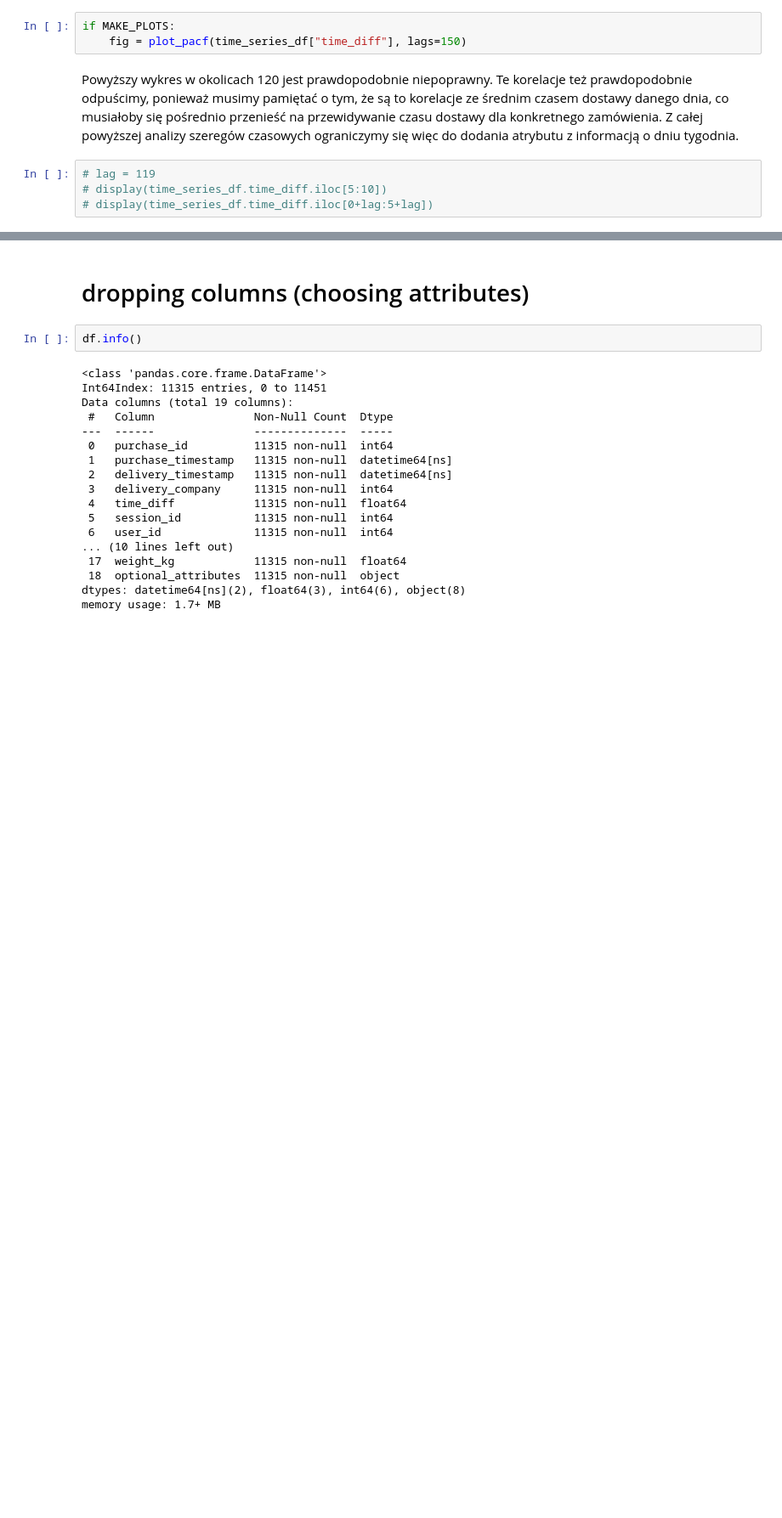
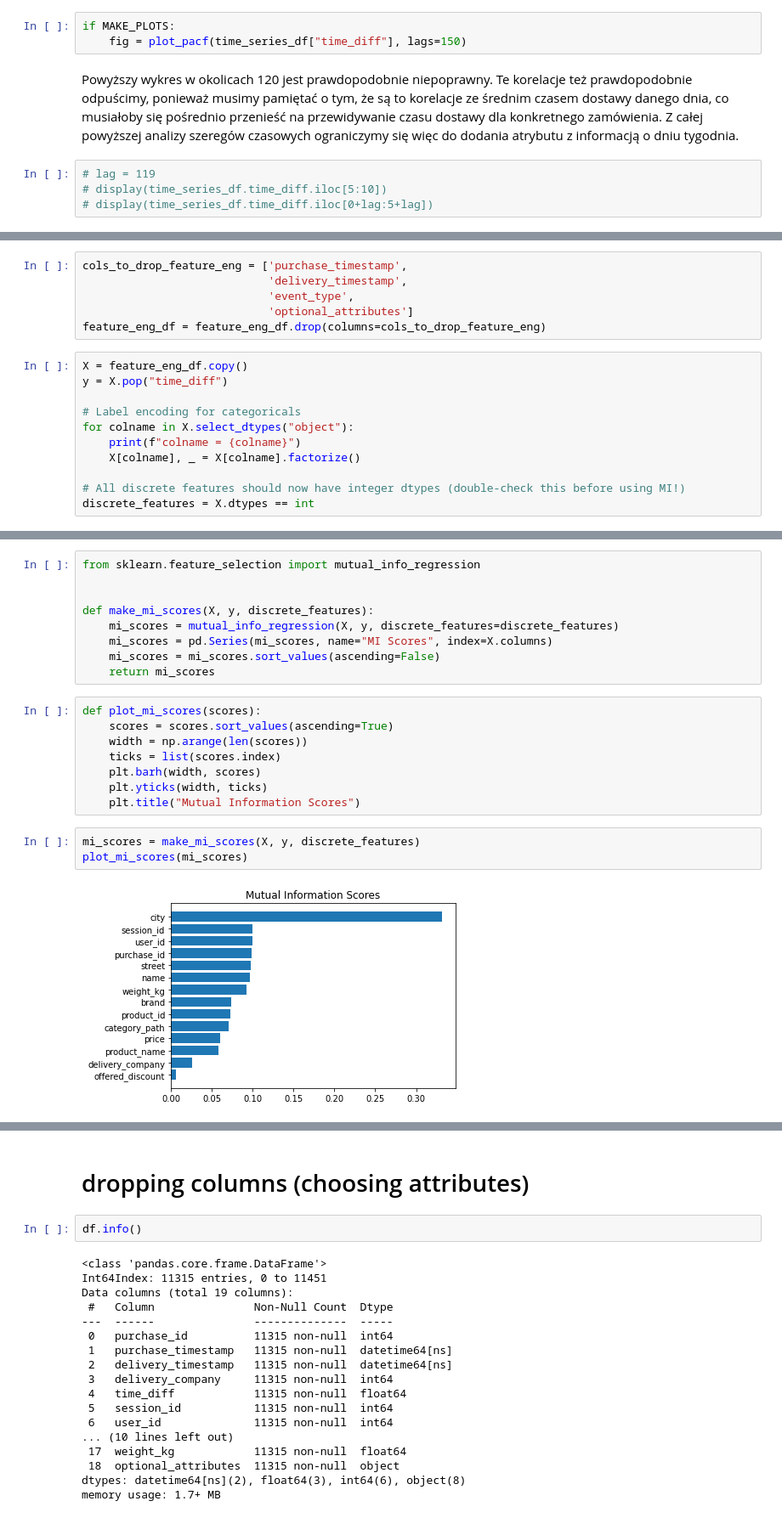
Before and after one commit to milosz-l/delivery-time, a Jupyter notebook: data_analysis.ipynb, the cells around one changed output, grey strips where cells are left out. Shown: that part at 85% size. Cells and saved outputs as stored; diff of their text form; blank space fills up the shorter version.

Commit message:
All discrete features should now have integer dtypes (double-check this...)

```diff
--- a/data_analysis.ipynb
+++ b/data_analysis.ipynb
@@ -550,0 +575,17 @@ Powyższy wykres w okolicach 120 jest prawdopodobnie niepoprawny. Te korelacje t
+# %%
+cols_to_drop_feature_eng = ['purchase_timestamp',
+                            'delivery_timestamp',
+                            'event_type',
+                            'optional_attributes']
+feature_eng_df = feature_eng_df.drop(columns=cols_to_drop_feature_eng)
+# %%
+X = feature_eng_df.copy()
+y = X.pop("time_diff")
+
+# Label encoding for categoricals
+for colname in X.select_dtypes("object"):
+    print(f"colname = {colname}")
+    X[colname], _ = X[colname].factorize()
+
+# All discrete features should now have integer dtypes (double-check this before using MI!)
+discrete_features = X.dtypes == int
@@ -550,0 +652,22 @@ Powyższy wykres w okolicach 120 jest prawdopodobnie niepoprawny. Te korelacje t
+# %%
+from sklearn.feature_selection import mutual_info_regression
+
+
+def make_mi_scores(X, y, discrete_features):
+    mi_scores = mutual_info_regression(X, y, discrete_features=discrete_features)
+    mi_scores = pd.Series(mi_scores, name="MI Scores", index=X.columns)
+    mi_scores = mi_scores.sort_values(ascending=False)
+    return mi_scores
+# %%
+def plot_mi_scores(scores):
+    scores = scores.sort_values(ascending=True)
+    width = np.arange(len(scores))
+    ticks = list(scores.index)
+    plt.barh(width, scores)
+    plt.yticks(width, ticks)
+    plt.title("Mutual Information Scores")
+# %%
+mi_scores = make_mi_scores(X, y, discrete_features)
+plot_mi_scores(mi_scores)
+# %% [output]
+[figure, added]
```
Also changed, not shown: parts of 6 cells of this notebook.
